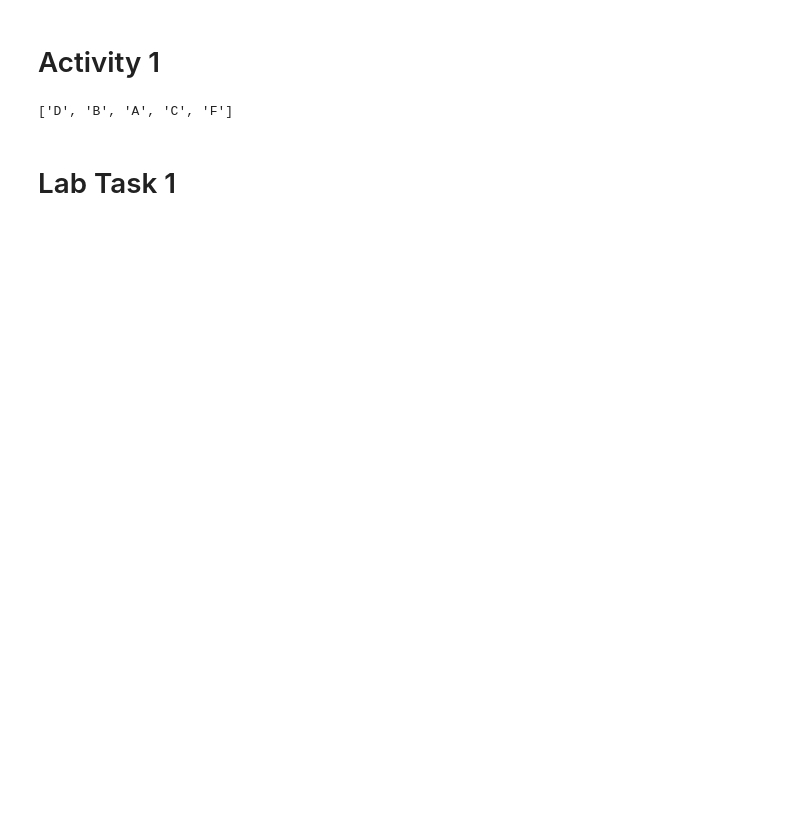
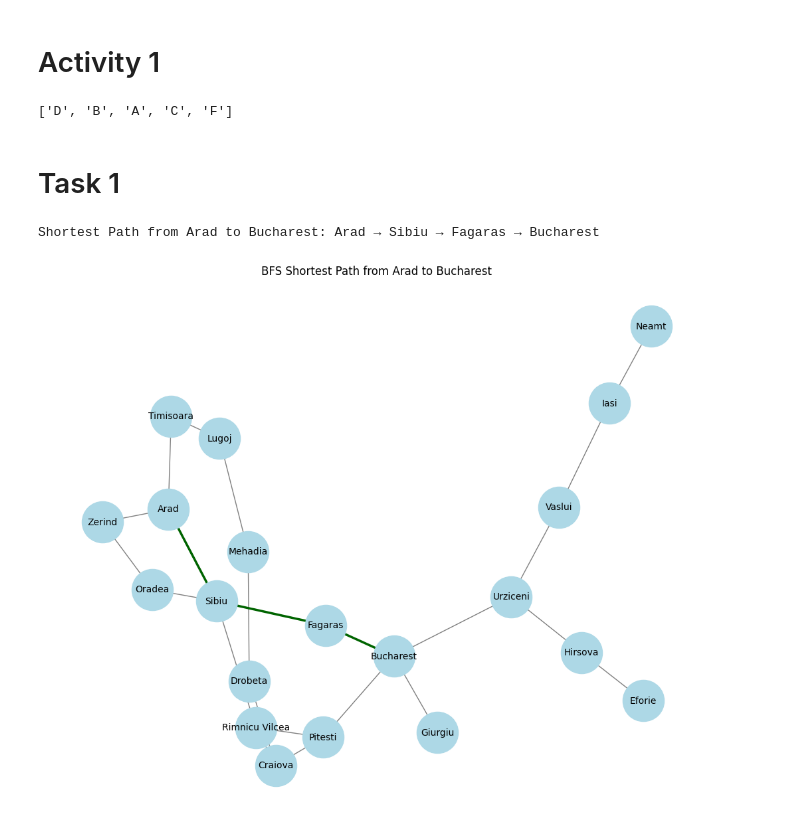
Before and after one commit to sunnyhrj33/AI, a Jupyter notebook: Lab03/Lab03.ipynb, the cells around one changed output. Saved outputs shown, nothing was run; the diff lists cells and outputs as text; code cells hidden in the pictures; blank space fills up the shorter version.

```diff
--- a/Lab03/Lab03.ipynb
+++ b/Lab03/Lab03.ipynb
@@ -52,4 +52,57 @@ print(solution)
 # %% [output]
 ['D', 'B', 'A', 'C', 'F']
 # %% [markdown]
-# Lab Task 1
+# Task 1
+# %%
+import networkx as nx
+import matplotlib.pyplot as plt
+from collections import deque
+
+romania_map = nx.Graph()
+
+edges = [
+    ("Arad", "Zerind", 75), ("Arad", "Sibiu", 140), ("Arad", "Timisoara", 118),
+    ("Zerind", "Oradea", 71), ("Oradea", "Sibiu", 151),
+    ("Timisoara", "Lugoj", 111), ("Lugoj", "Mehadia", 70), ("Mehadia", "Drobeta", 75),
+    ("Drobeta", "Craiova", 120), ("Craiova", "Rimnicu Vilcea", 146), ("Craiova", "Pitesti", 138),
+    ("Sibiu", "Rimnicu Vilcea", 80), ("Sibiu", "Fagaras", 99),
+    ("Fagaras", "Bucharest", 211), ("Rimnicu Vilcea", "Pitesti", 97),
+    ("Pitesti", "Bucharest", 101), ("Bucharest", "Giurgiu", 90),
+    ("Bucharest", "Urziceni", 85), ("Urziceni", "Vaslui", 142), ("Vaslui", "Iasi", 92),
+    ("Iasi", "Neamt", 87), ("Urziceni", "Hirsova", 98), ("Hirsova", "Eforie", 86)
+]
+
+romania_map.add_weighted_edges_from(edges)
+
+
+def bfs(graph, start, goal):
+    queue = deque([[start]])
+    visited = set()
+
+    while queue:
+        path = queue.popleft()
+        node = path[-1]
+
+        if node == goal:
+            return path
+
+        if node not in visited:
+            visited.add(node)
+            for neighbor in graph[node]:
+                new_path = list(path) + [neighbor]
+                queue.append(new_path)
+
+shortest_path = bfs(romania_map, "Arad", "Bucharest")
+
+print("Shortest Path from Arad to Bucharest:", " → ".join(shortest_path))
+plt.figure(figsize=(10, 8))
+pos = nx.spring_layout(romania_map, seed=42)
+nx.draw(romania_map, pos, with_labels=True, node_size=2000, node_color="lightblue", edge_color="gray", font_size=10)
+edge_list = list(zip(shortest_path, shortest_path[1:]))
+nx.draw_networkx_edges(romania_map, pos, edgelist=edge_list, edge_color="darkgreen", width=2.5)
+
+plt.title("BFS Shortest Path from Arad to Bucharest")
+plt.show()
+# %% [output]
+Shortest Path from Arad to Bucharest: Arad → Sibiu → Fagaras → Bucharest
+[figure, added]
```
Also changed, not shown: parts of 2 cells of this notebook.
